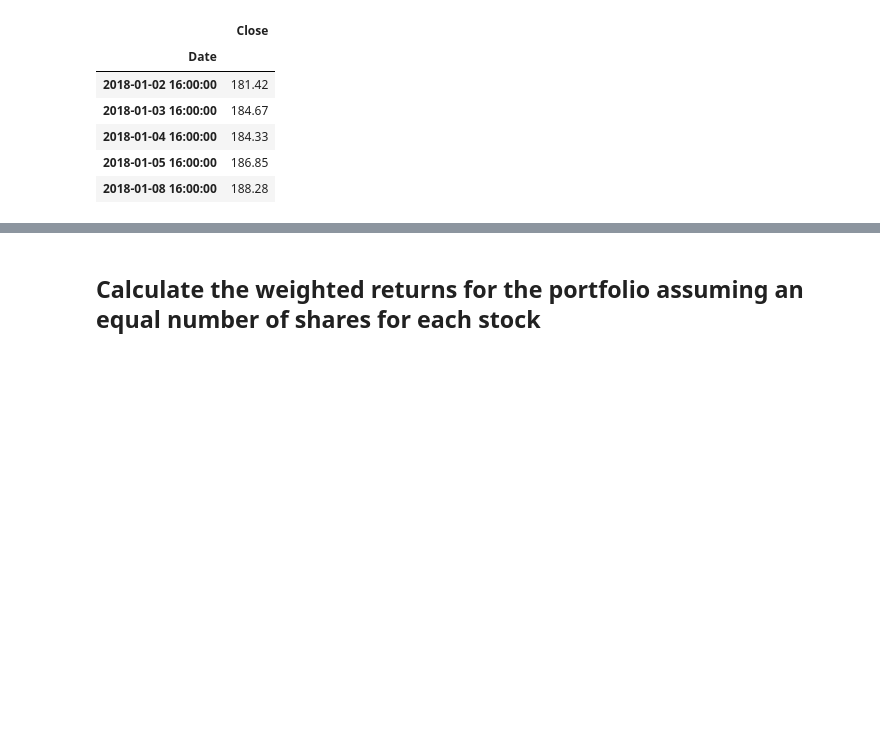
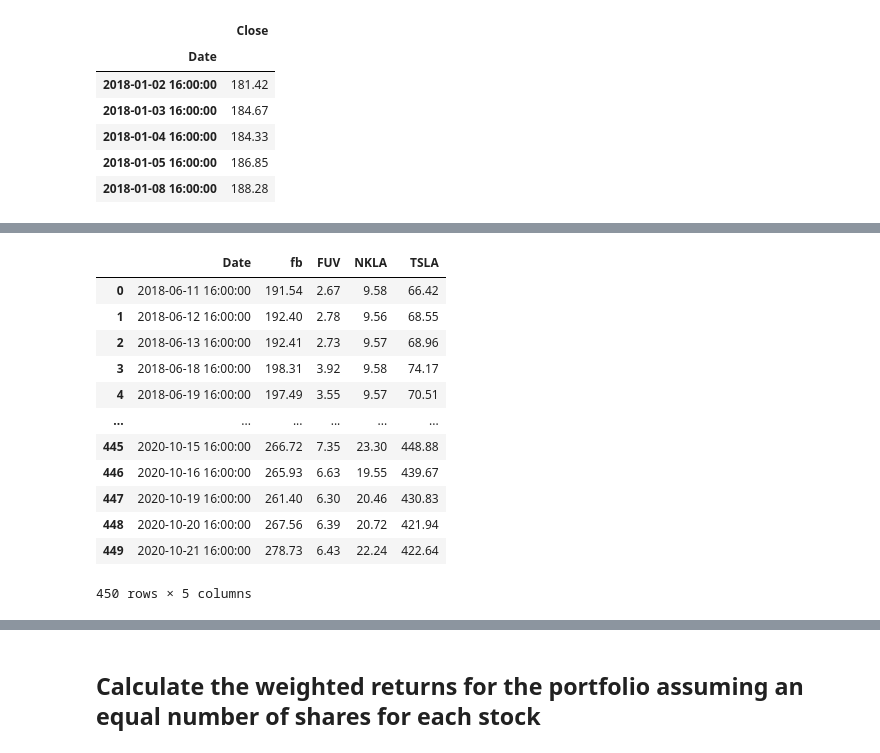
Before and after one commit to SeminoleCasa/hw-3, a Jupyter notebook: whale_analysis.ipynb, the cells around one changed output, grey strips where cells are left out. Saved outputs shown, nothing was run; the diff lists cells and outputs as text; code cells hidden in the pictures; blank space fills up the shorter version.

```diff
--- a/whale_analysis.ipynb
+++ b/whale_analysis.ipynb
@@ -380,0 +373,6 @@ fb_data.head()
+# %%
+# Read the second stock
+FUV_data_path = Path("Custom_Portfolio/FUV.csv")
+FUV_data = pd.read_csv(FUV_data_path, index_col = "Date", infer_datetime_format = True, parse_dates = True)
+FUV_data.sort_index(inplace=True)
+FUV_data.head()
@@ -380,0 +387,6 @@ fb_data.head()
+# %%
+# Read the third stock
+NKLA_data_path = Path("Custom_Portfolio/NKLA.csv")
+NKLA_data = pd.read_csv(NKLA_data_path, index_col = "Date", infer_datetime_format = True, parse_dates = True)
+NKLA_data.sort_index(inplace=True)
+NKLA_data.head()
@@ -380,0 +401,5 @@ fb_data.head()
+# %%
+TSLA_data_path = Path("Custom_Portfolio/TSLA.csv")
+TSLA_data = pd.read_csv(TSLA_data_path, index_col = "Date", infer_datetime_format = True, parse_dates = True)
+TSLA_data.sort_index(inplace=True)
+TSLA_data.head()
@@ -380,0 +414,5 @@ fb_data.head()
+# %%
+# Concatenate all stocks into a single DataFrame
+custom_portfolio = pd.concat([fb_data, FUV_data,  NKLA_data, TSLA_data ], axis='columns', join='inner')
+custom_portfolio.columns = ["fb", "FUV", "NKLA", "TSLA"]
+custom_portfolio.head()
@@ -381,5 +427,19 @@ fb_data.head()
 # %%
 # Reset the index
-# YOUR CODE HERE
+custom_portfolio.reset_index()
+# %% [output]
+|  | Date | fb | FUV | NKLA | TSLA |
+| 0 | 2018-06-11 16:00:00 | 191.54 | 2.67 | 9.58 | 66.42 |
+| 1 | 2018-06-12 16:00:00 | 192.40 | 2.78 | 9.56 | 68.55 |
+| 2 | 2018-06-13 16:00:00 | 192.41 | 2.73 | 9.57 | 68.96 |
+| 3 | 2018-06-18 16:00:00 | 198.31 | 3.92 | 9.58 | 74.17 |
+| 4 | 2018-06-19 16:00:00 | 197.49 | 3.55 | 9.57 | 70.51 |
+| ... | ... | ... | ... | ... | ... |
+| 445 | 2020-10-15 16:00:00 | 266.72 | 7.35 | 23.30 | 448.88 |
+| 446 | 2020-10-16 16:00:00 | 265.93 | 6.63 | 19.55 | 439.67 |
+| 447 | 2020-10-19 16:00:00 | 261.40 | 6.30 | 20.46 | 430.83 |
+| 448 | 2020-10-20 16:00:00 | 267.56 | 6.39 | 20.72 | 421.94 |
+| 449 | 2020-10-21 16:00:00 | 278.73 | 6.43 | 22.24 | 422.64 |
+450 rows × 5 columns
 # %%
 # Pivot so that each column of prices represents a unique symbol
```
Also changed, not shown: parts of 16 cells of this notebook, 1 other file.
